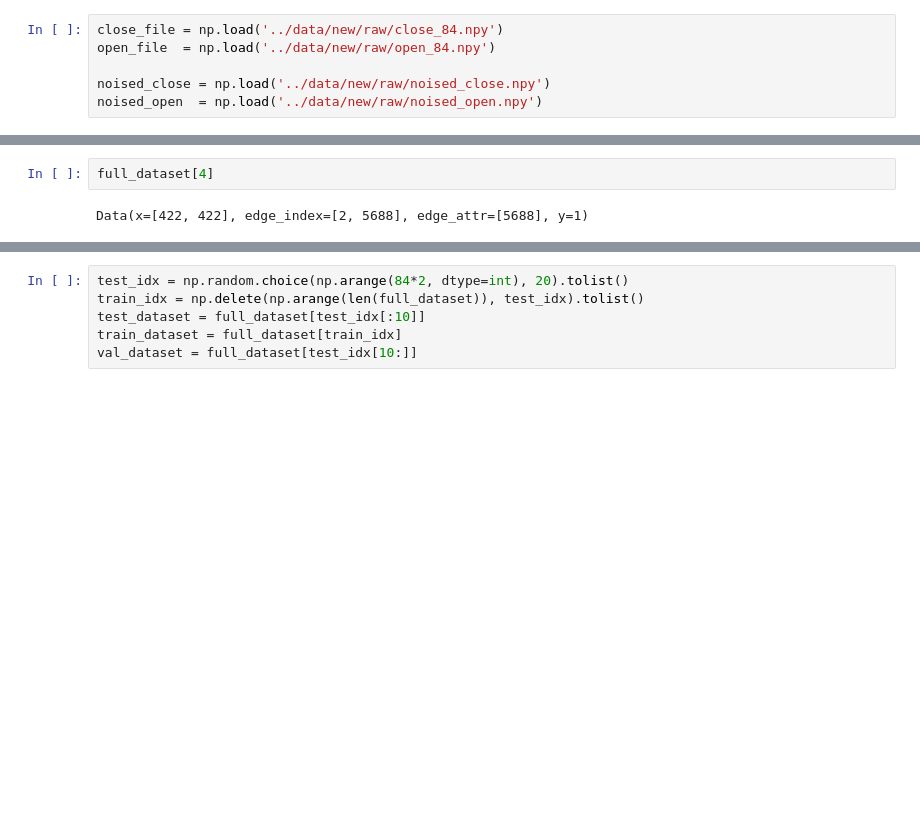
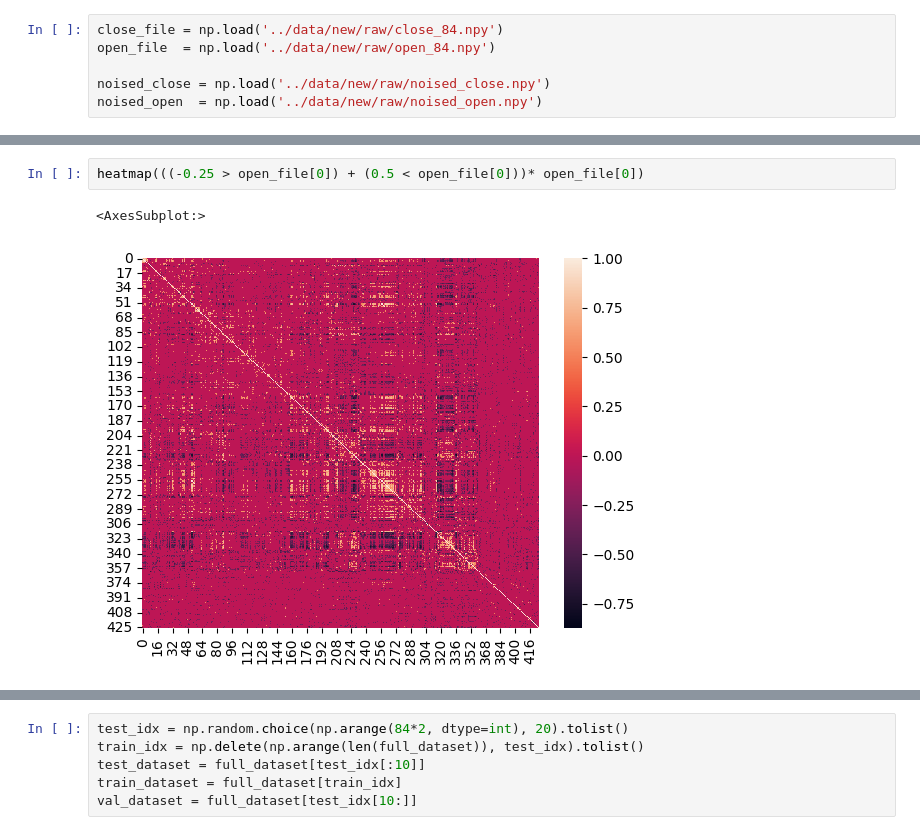
Before and after one commit to myxa/Open_Close_GNN, a Jupyter notebook: notebooks/model_explanation.ipynb, the cells around one changed output, grey strips where cells are left out. Drawn from its saved outputs; the diff is of its cells as text; blank space fills up the shorter version.

```diff
--- a/notebooks/model_explanation.ipynb
+++ b/notebooks/model_explanation.ipynb
@@ -31,7 +31,8 @@ full_dataset = OpenCloseDataset(datafolder='../data/new',
 # %% [output]
 Processing...
 Done!
-# %%
-full_dataset[4]
-# %% [output]
-Data(x=[422, 422], edge_index=[2, 5688], edge_attr=[5688], y=1)
+# %%
+heatmap(((-0.25 > open_file[0]) + (0.5 < open_file[0]))* open_file[0])
+# %% [output]
+<AxesSubplot:>
+[figure, added]
```
Also changed, not shown: parts of 19 cells of this notebook, 4 other files.
